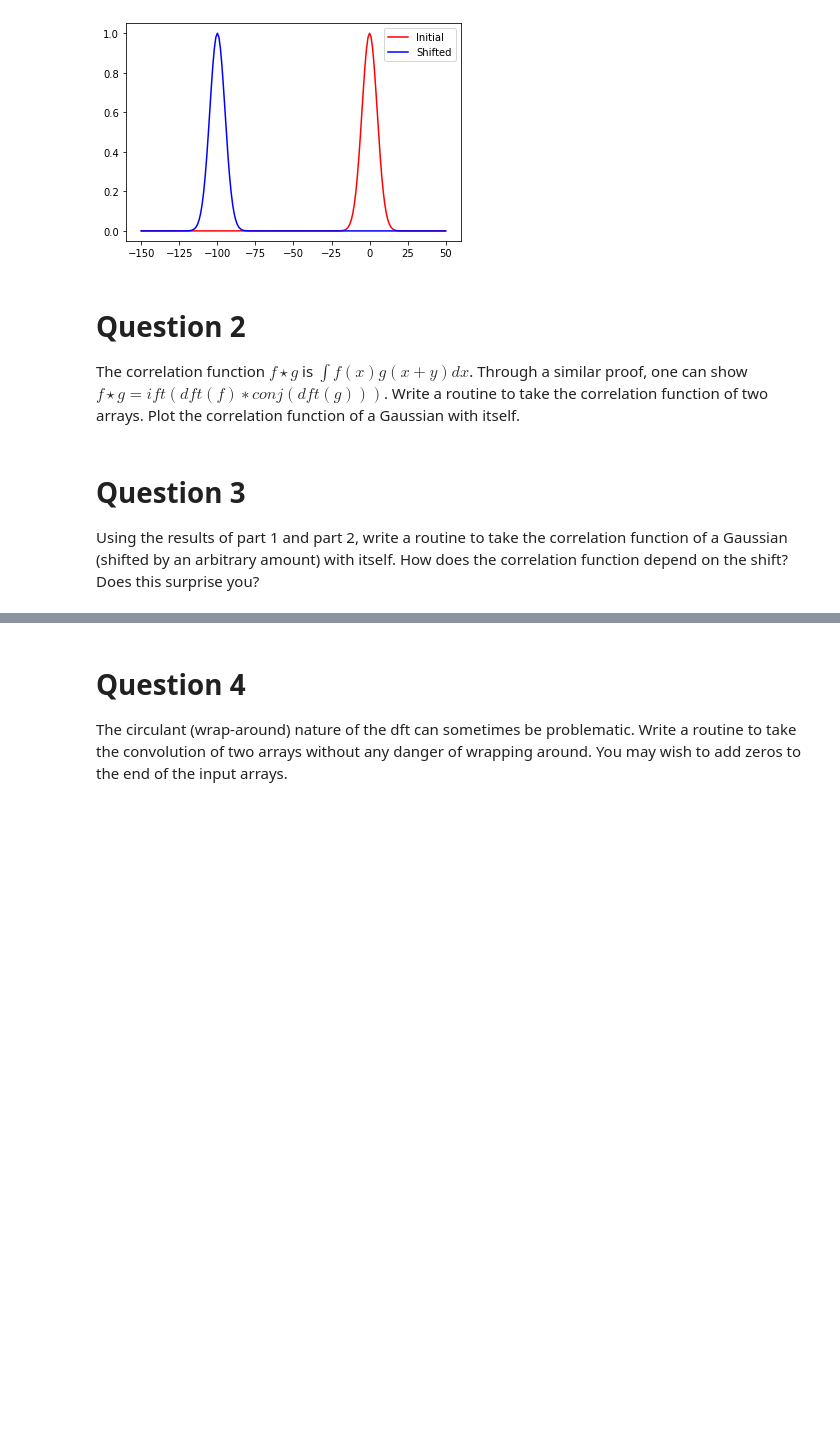
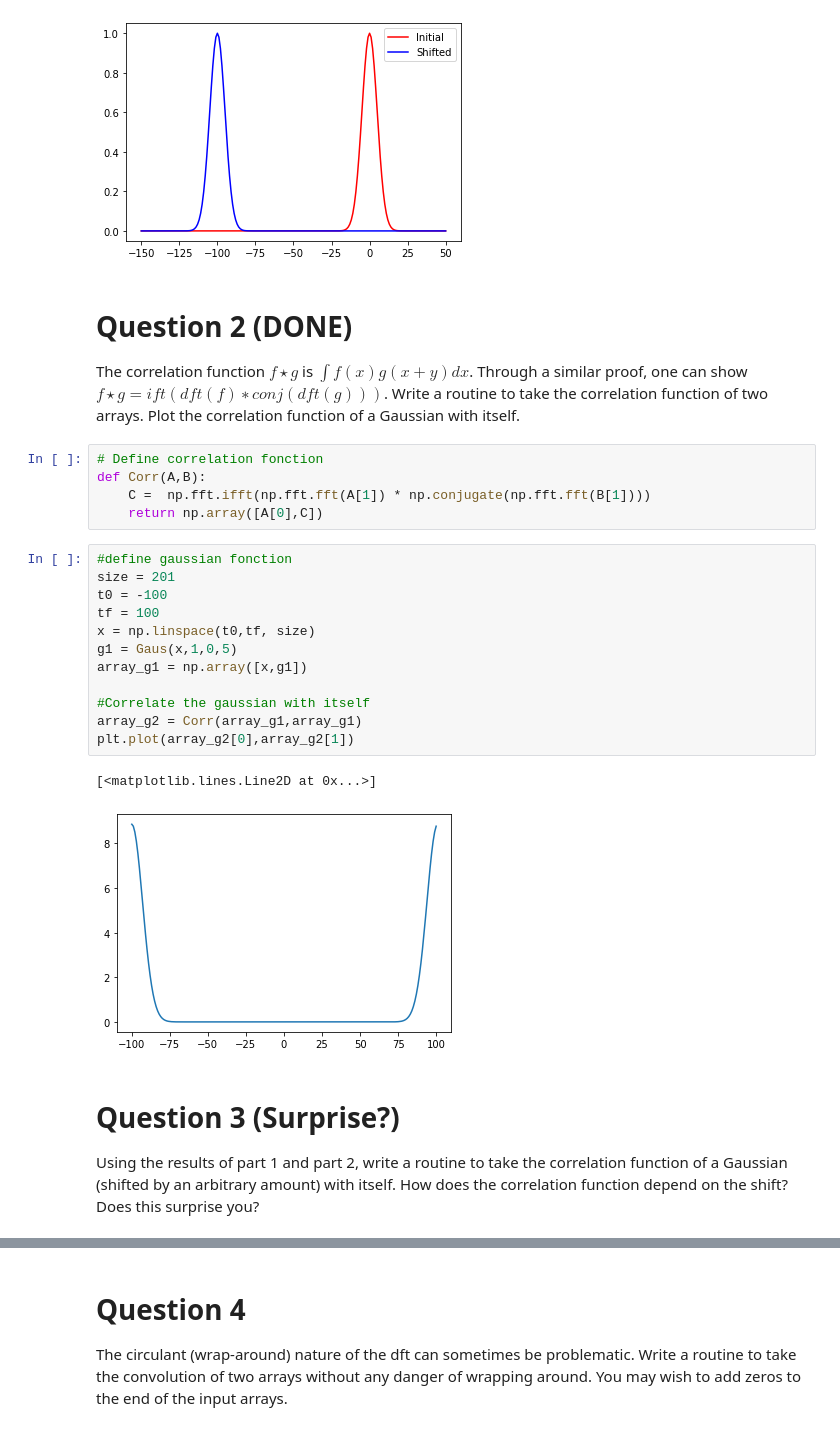
Before and after one commit to RphlFrmnt/PHYS512, a Jupyter notebook: Assign_4.ipynb, the cells around one changed output, grey strips where cells are left out. Saved outputs shown, nothing was run; the diff lists cells and outputs as text; blank space fills up the shorter version.

```diff
--- a/Assign_4.ipynb
+++ b/Assign_4.ipynb
@@ -90,8 +90,28 @@ plt.legend()
 <matplotlib.legend.Legend at 0x...>
 [figure]
 # %% [markdown]
-# Question 2
+# Question 2 (DONE)
 The correlation function $f\star g$ is $\int f(x)g(x+y)dx$. Through a similar proof, one can show $f\star g = if t(df t(f) ∗ conj(df t(g)))$. Write a routine to take the correlation function of two arrays. Plot the correlation function of a Gaussian with itself.
+# %%
+# Define correlation fonction
+def Corr(A,B):
+    C =  np.fft.ifft(np.fft.fft(A[1]) * np.conjugate(np.fft.fft(B[1])))
+    return np.array([A[0],C])
+# %%
+#define gaussian fonction
+size = 201
+t0 = -100
+tf = 100
+x = np.linspace(t0,tf, size)
+g1 = Gaus(x,1,0,5)
+array_g1 = np.array([x,g1])
+
+#Correlate the gaussian with itself
+array_g2 = Corr(array_g1,array_g1)
+plt.plot(array_g2[0],array_g2[1])
+# %% [output]
+[<matplotlib.lines.Line2D at 0x...>]
+[figure, added]
 # %% [markdown]
-# Question 3
+# Question 3 (Surprise?)
 Using the results of part 1 and part 2, write a routine to take the correlation function of a Gaussian (shifted by an arbitrary amount) with itself. How does the correlation function depend on the shift? Does this surprise you?
```
Also changed, not shown: parts of 4 cells of this notebook.
